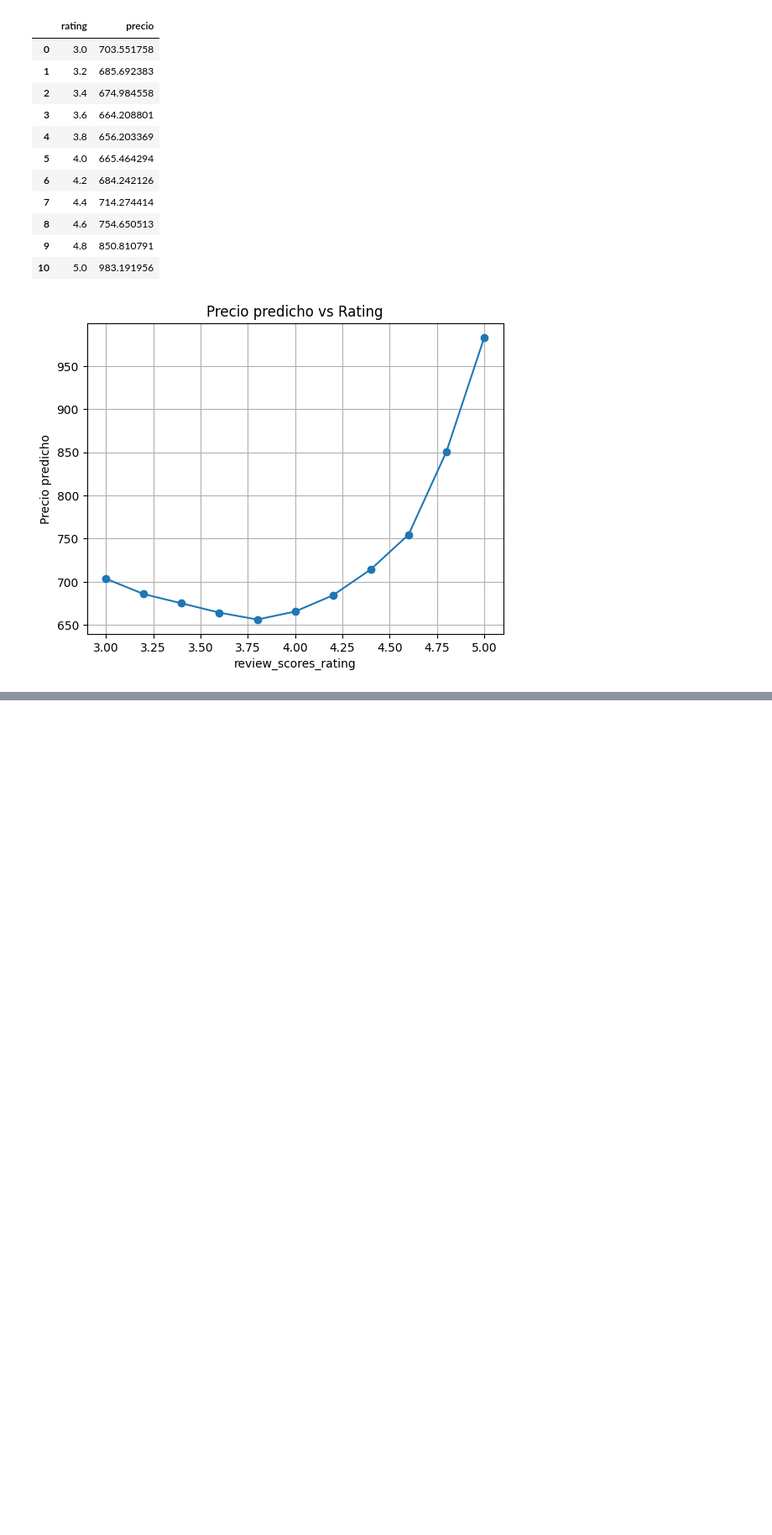
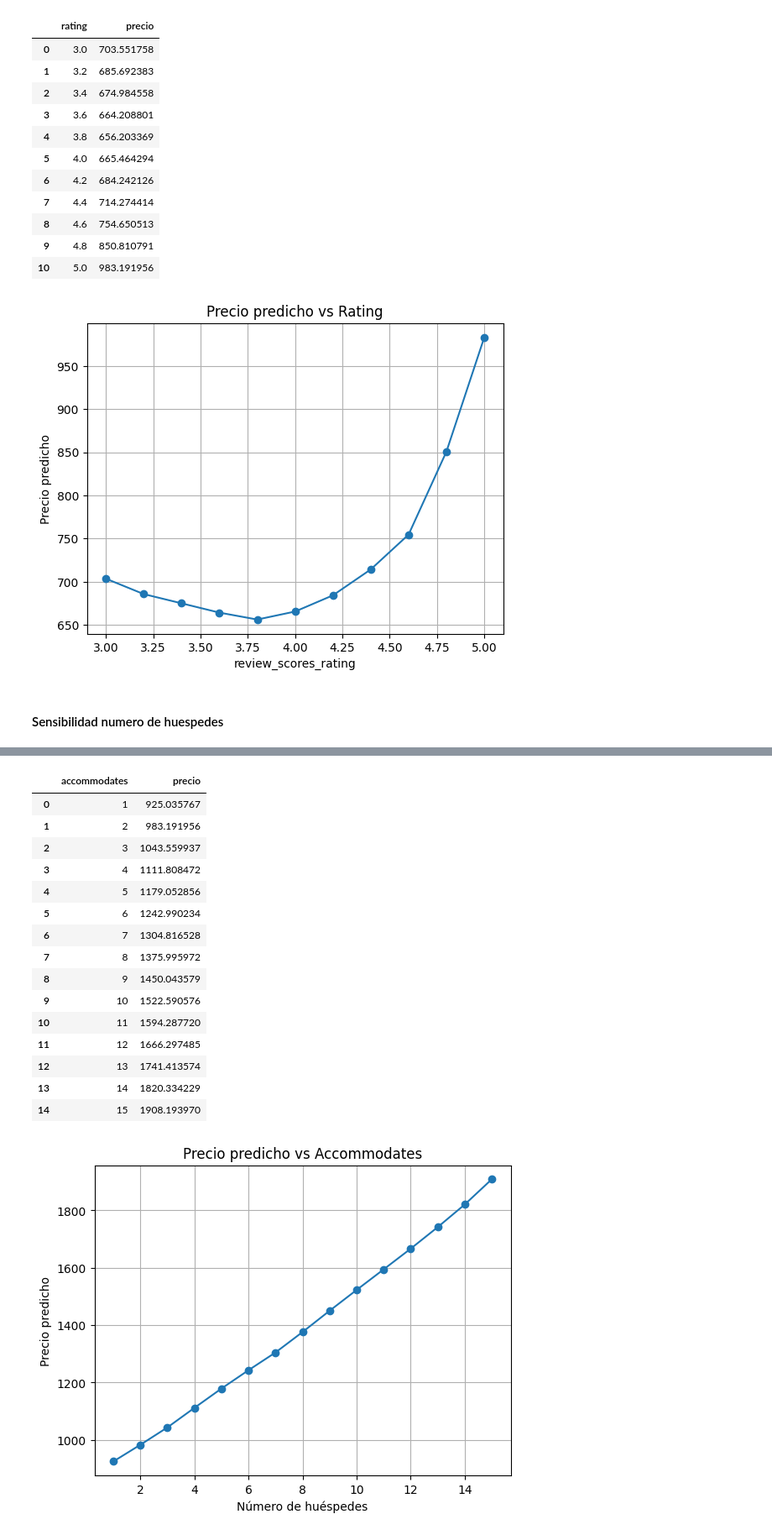
Before and after one commit to NathaMore/Proyecto2-ACTD, a Jupyter notebook: Modelo predictivo Uniandes/Airbnb_CDMX p1.ipynb, the cells around one changed output, grey strips where cells are left out. Shown at 84% size. Cells and saved outputs as stored; diff of their text form; code cells hidden in the pictures; blank space fills up the shorter version.

Commit message:
Sensibilidad Numero de huespedes (p2)

```diff
--- a/Modelo predictivo Uniandes/Airbnb_CDMX p1.ipynb
+++ b/Modelo predictivo Uniandes/Airbnb_CDMX p1.ipynb
@@ -832,3 +832,24 @@ plt.show()
 | 9 | 4.8 | 850.810791 |
 | 10 | 5.0 | 983.191956 |
 [figure]
+# %% [markdown]
+#### Sensibilidad numero de huespedes
+# %%
+resultados_acc = []
+
+for acc in range(1, 16):
+    sim = base_df.copy()
+    sim["accommodates"] = acc
+    precio = predecir(sim)
+    resultados_acc.append({"accommodates": acc, "precio": precio})
+
+df_acc = pd.DataFrame(resultados_acc)
+display(df_acc)
+
+plt.plot(df_acc["accommodates"], df_acc["precio"], marker="o")
+plt.title("Precio predicho vs Accommodates")
+plt.xlabel("Número de huéspedes")
+plt.ylabel("Precio predicho")
+plt.grid(True)
+plt.show()
+# %% [output]
@@ -834,0 +871,17 @@ plt.show()
+|  | accommodates | precio |
+| 0 | 1 | 925.035767 |
+| 1 | 2 | 983.191956 |
+| 2 | 3 | 1043.559937 |
+| 3 | 4 | 1111.808472 |
+| 4 | 5 | 1179.052856 |
+| 5 | 6 | 1242.990234 |
+| 6 | 7 | 1304.816528 |
+| 7 | 8 | 1375.995972 |
+| 8 | 9 | 1450.043579 |
+| 9 | 10 | 1522.590576 |
+| 10 | 11 | 1594.287720 |
+| 11 | 12 | 1666.297485 |
+| 12 | 13 | 1741.413574 |
+| 13 | 14 | 1820.334229 |
+| 14 | 15 | 1908.193970 |
+[figure, added]
```
Also changed, not shown: parts of 1 cell of this notebook.
